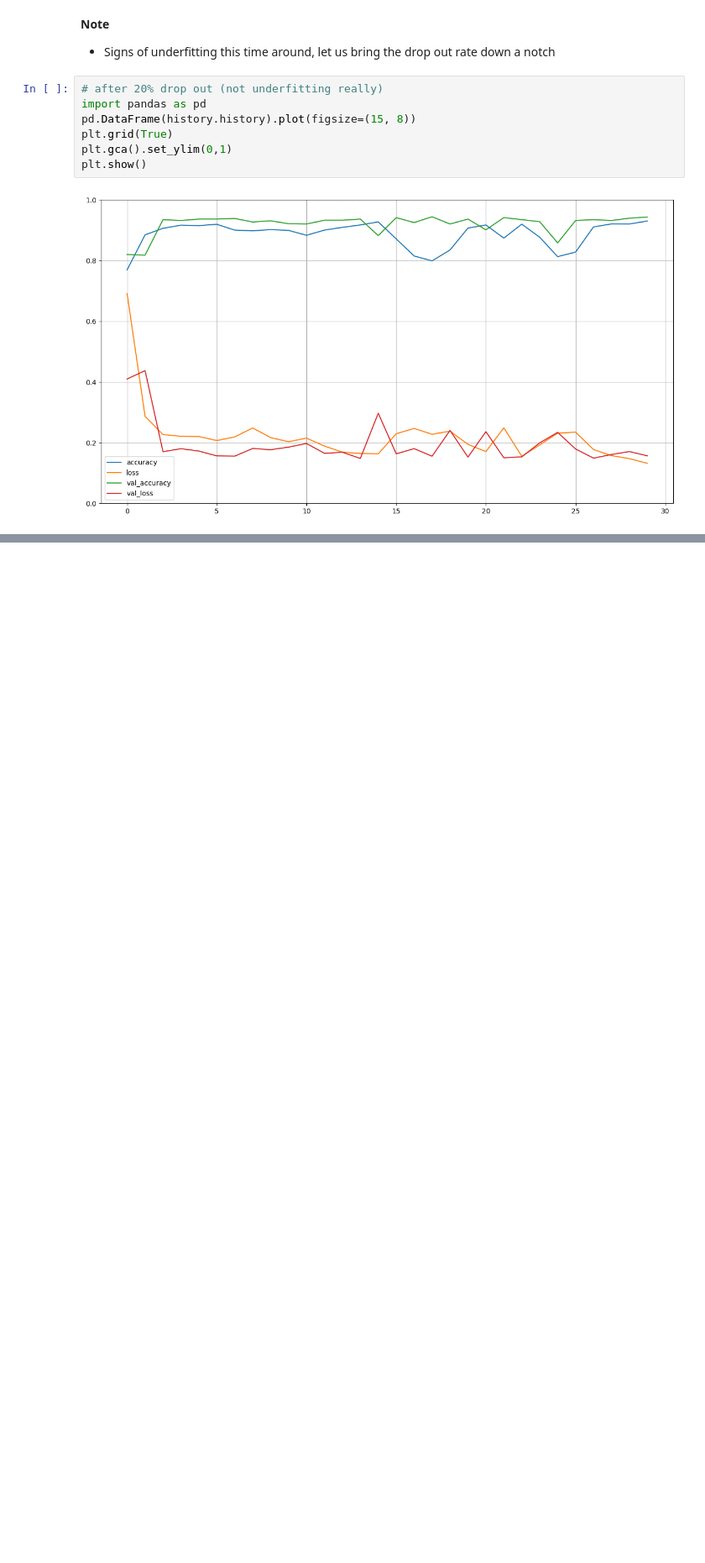
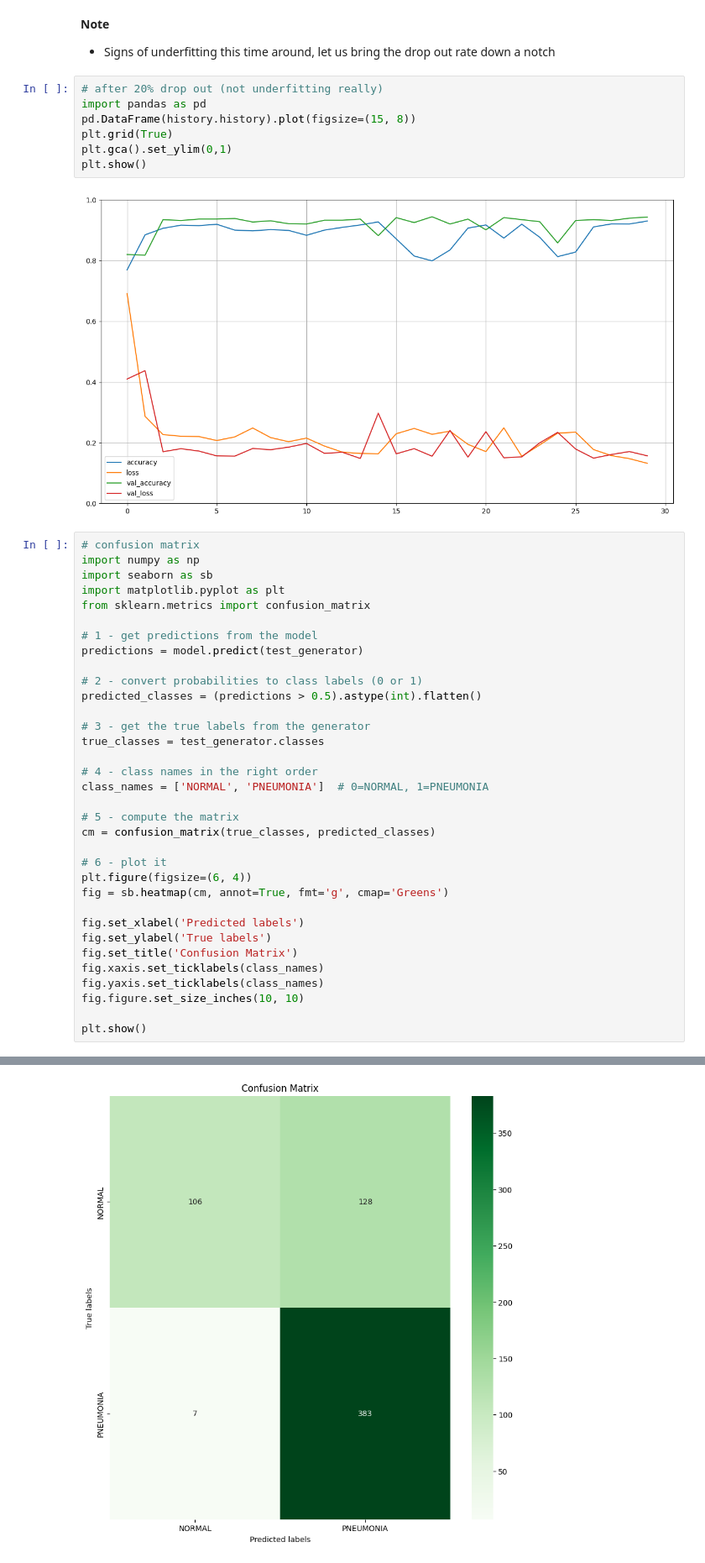
Before and after one commit to yusuf-codes10/deep-learining-project, a Jupyter notebook: dp_project.ipynb, the cells around one changed output, grey strips where cells are left out. Shown at 84% size. Cells and saved outputs as stored; diff of their text form; blank space fills up the shorter version.

Commit message:
Confusion matrix | not that great result

```diff
--- a/dp_project.ipynb
+++ b/dp_project.ipynb
@@ -451,3 +451,38 @@ plt.gca().set_ylim(0,1)
 plt.show()
 # %% [output]
 [figure]
+# %%
+# confusion matrix
+import numpy as np
+import seaborn as sb
+import matplotlib.pyplot as plt
+from sklearn.metrics import confusion_matrix
+
+# 1 - get predictions from the model
+predictions = model.predict(test_generator)
+
+# 2 - convert probabilities to class labels (0 or 1)
+predicted_classes = (predictions > 0.5).astype(int).flatten()
+
+# 3 - get the true labels from the generator
+true_classes = test_generator.classes
+
+# 4 - class names in the right order
+class_names = ['NORMAL', 'PNEUMONIA']  # 0=NORMAL, 1=PNEUMONIA
+
+# 5 - compute the matrix
+cm = confusion_matrix(true_classes, predicted_classes)
+
+# 6 - plot it
+plt.figure(figsize=(6, 4))
+fig = sb.heatmap(cm, annot=True, fmt='g', cmap='Greens')
+
+fig.set_xlabel('Predicted labels')
+fig.set_ylabel('True labels')
+fig.set_title('Confusion Matrix')
+fig.xaxis.set_ticklabels(class_names)
+fig.yaxis.set_ticklabels(class_names)
+fig.figure.set_size_inches(10, 10)
+
+plt.show()
+# %% [output]
@@ -453,0 +490 @@ plt.show()
+[figure, added]
```
Also changed, not shown: parts of 1 cell of this notebook.
